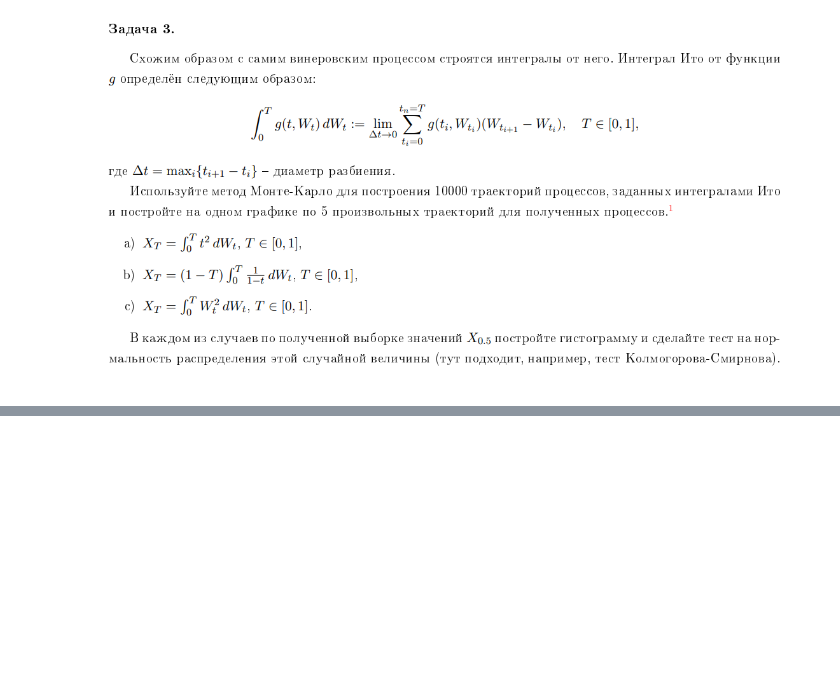
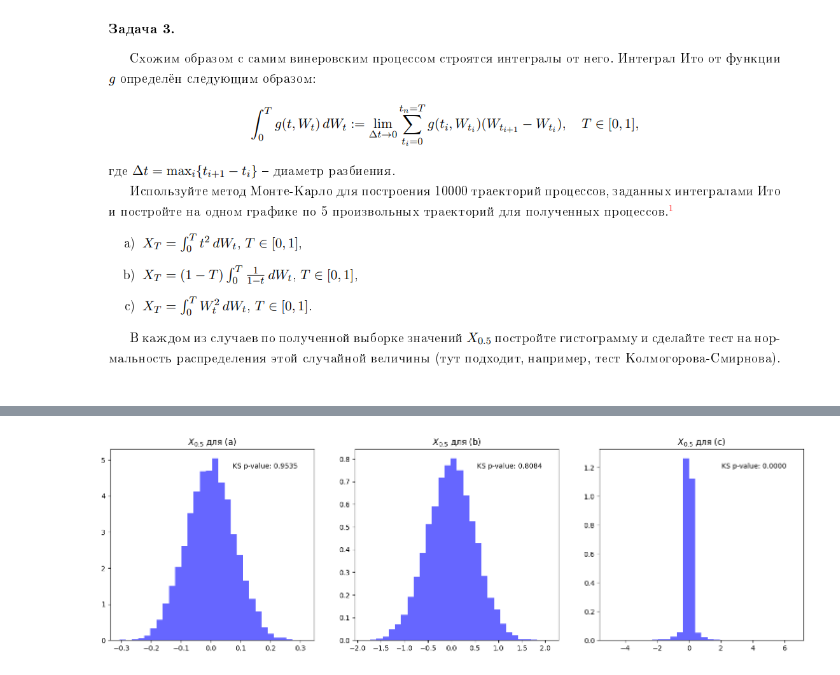
Before and after one commit to AdelyaSabirova/HW_SP, a Jupyter notebook: случайные процессы дз 2.ipynb, the cells around one changed output, grey strips where cells are left out. Saved outputs shown, nothing was run; the diff lists cells and outputs as text; code cells hidden in the pictures; blank space fills up the shorter version.

```diff
--- a/случайные процессы дз 2.ipynb
+++ b/случайные процессы дз 2.ipynb
@@ -490,0 +422,23 @@ plt.show()
+# %%
+# Построение гистограмм и тест на нормальность для значений X_{0.5}
+T_half_index = int(0.5 * num_steps)  # Индекс, соответствующий времени T = 0.5
+X_half_a = Xt_a_process[:, T_half_index]  # Значения X_t для пункта (a) при T = 0.5
+X_half_b = Xt_b_process[:, T_half_index]  # Значения X_t для пункта (b) при T = 0.5
+X_half_c = Xt_c_process[:, T_half_index]  # Значения X_t для пункта (c) при T = 0.5
+
+fig, axs = plt.subplots(1, 3, figsize=(18, 5))
+
+# Для каждого из трех процессов строим гистограмму и проводим тест на нормальность
+for idx, X_half, title in zip(range(3), [X_half_a, X_half_b, X_half_c],
+                              ["$X_{0.5}$ для (a)", "$X_{0.5}$ для (b)", "$X_{0.5}$ для (c)"]):
+    axs[idx].hist(X_half, bins=30, density=True, alpha=0.6, color="blue")
+    axs[idx].set_title(title)
+
+    # Тест Колмогорова-Смирнова для нормальности распределения
+    mu, std = norm.fit(X_half)  # Оценка параметров нормального распределения
+    ks_stat, p_value = kstest(X_half, 'norm', args=(mu, std))  # Проводим тест
+    axs[idx].text(0.6, 0.9, f"KS p-value: {p_value:.4f}", transform=axs[idx].transAxes)  # Выводим p-value
+
+plt.show()
+# %% [output]
+[figure, added]
```
Also changed, not shown: parts of 15 cells of this notebook.
